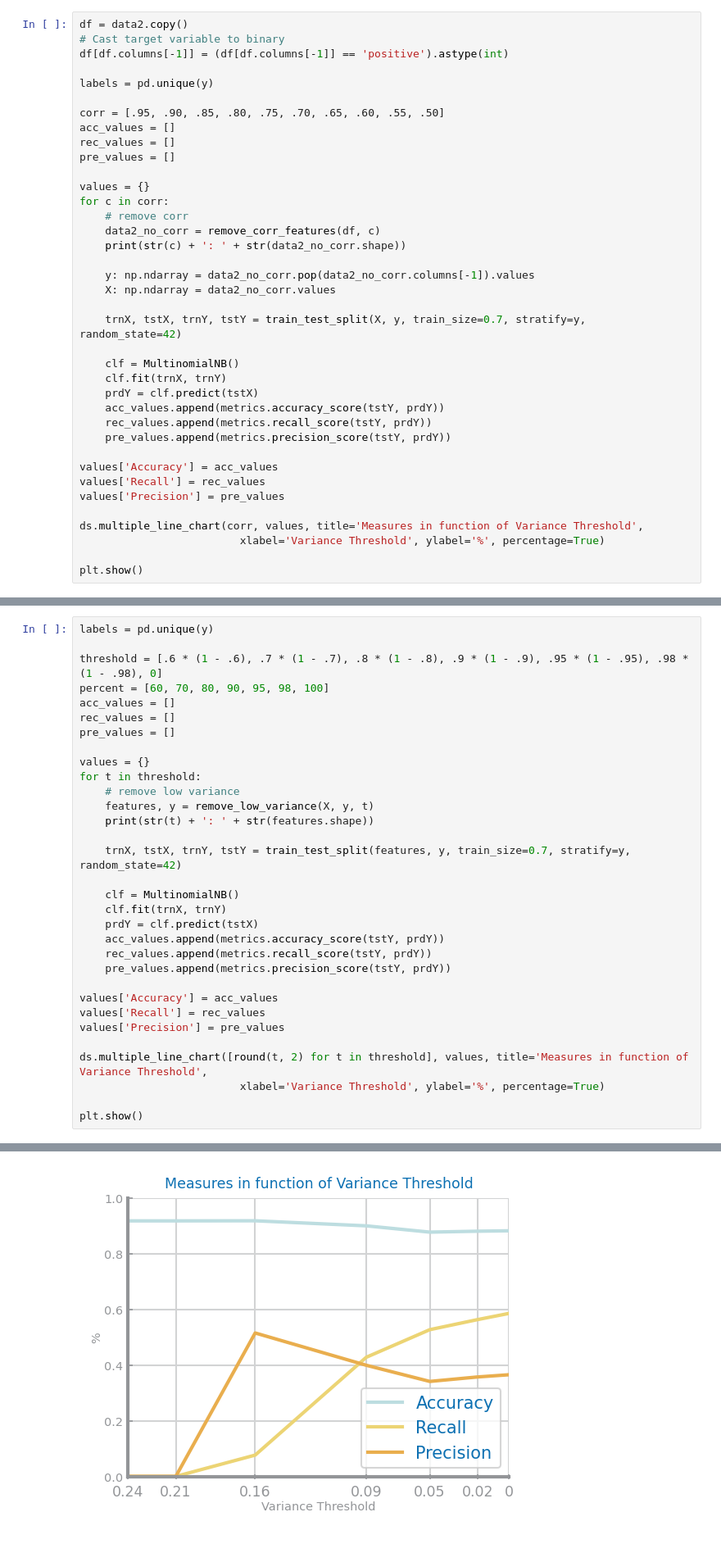
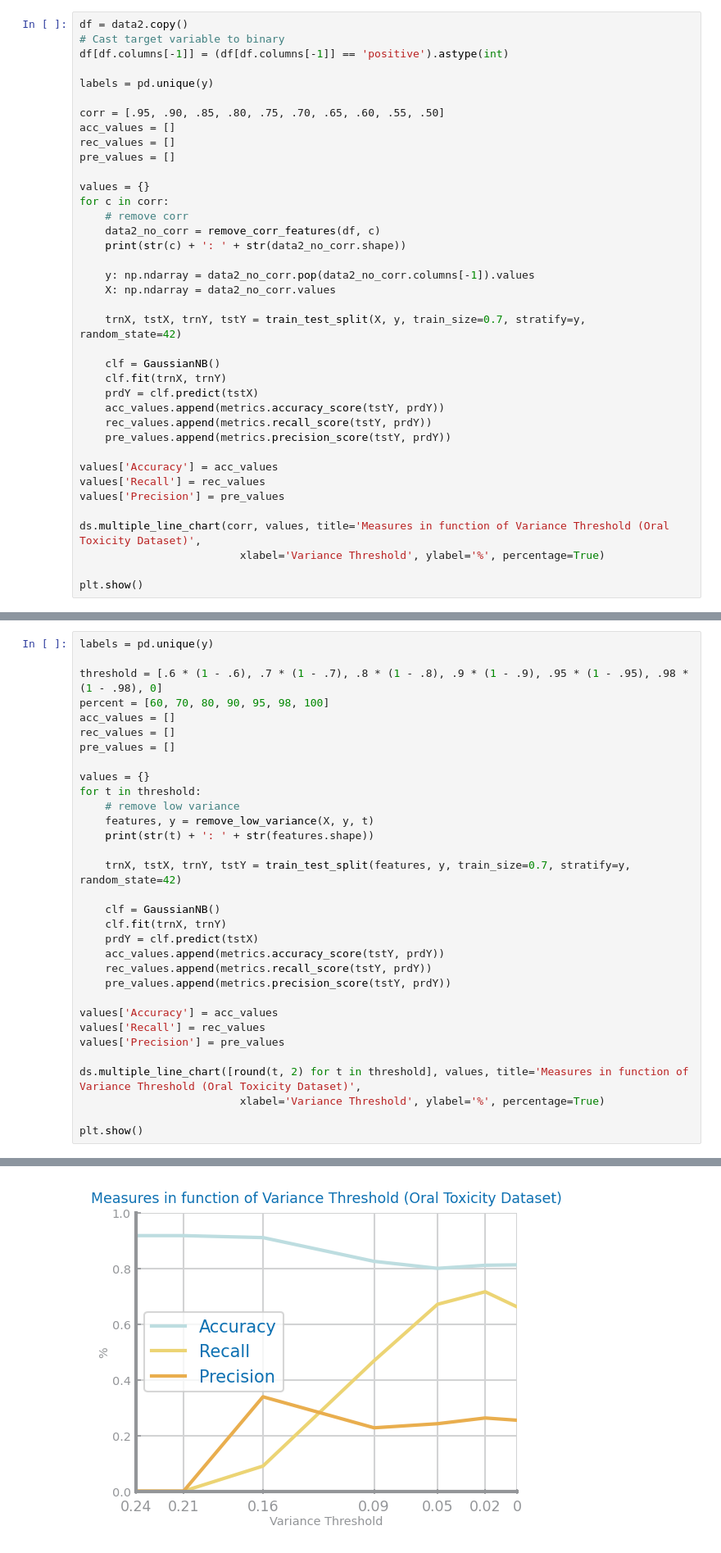
Before and after one commit to joaopalet/DataScience2020, a Jupyter notebook: FeatureSelection.ipynb, the cells around one changed output, grey strips where cells are left out. Shown at 82% size. Drawn from its saved outputs; the diff is of its cells as text.

```diff
--- a/FeatureSelection.ipynb
+++ b/FeatureSelection.ipynb
@@ -251,7 +251,7 @@ for c in corr:
 
     trnX, tstX, trnY, tstY = train_test_split(X, y, train_size=0.7, stratify=y, random_state=42)
 
-    clf = MultinomialNB()
+    clf = GaussianNB()
     clf.fit(trnX, trnY)
     prdY = clf.predict(tstX)
     acc_values.append(metrics.accuracy_score(tstY, prdY))
@@ -262,7 +262,7 @@ values['Accuracy'] = acc_values
 values['Recall'] = rec_values
 values['Precision'] = pre_values
 
-ds.multiple_line_chart(corr, values, title='Measures in function of Variance Threshold',
+ds.multiple_line_chart(corr, values, title='Measures in function of Variance Threshold (Oral Toxicity Dataset)',
                          xlabel='Variance Threshold', ylabel='%', percentage=True)
 
 plt.show()
@@ -312,7 +312,7 @@ for t in threshold:
 
     trnX, tstX, trnY, tstY = train_test_split(features, y, train_size=0.7, stratify=y, random_state=42)
 
-    clf = MultinomialNB()
+    clf = GaussianNB()
     clf.fit(trnX, trnY)
     prdY = clf.predict(tstX)
     acc_values.append(metrics.accuracy_score(tstY, prdY))
@@ -323,7 +323,7 @@ values['Accuracy'] = acc_values
 values['Recall'] = rec_values
 values['Precision'] = pre_values
 
-ds.multiple_line_chart([round(t, 2) for t in threshold], values, title='Measures in function of Variance Threshold',
+ds.multiple_line_chart([round(t, 2) for t in threshold], values, title='Measures in function of Variance Threshold (Oral Toxicity Dataset)',
                          xlabel='Variance Threshold', ylabel='%', percentage=True)
 
 plt.show()
@@ -338,4 +338,4 @@ plt.show()
-[figure, old version]
+[figure, new version]
 # %% [markdown]
 * ### Remove low variance (>98%)
 # %%
```
Also changed, not shown: parts of 5 cells of this notebook, 1 other file.
